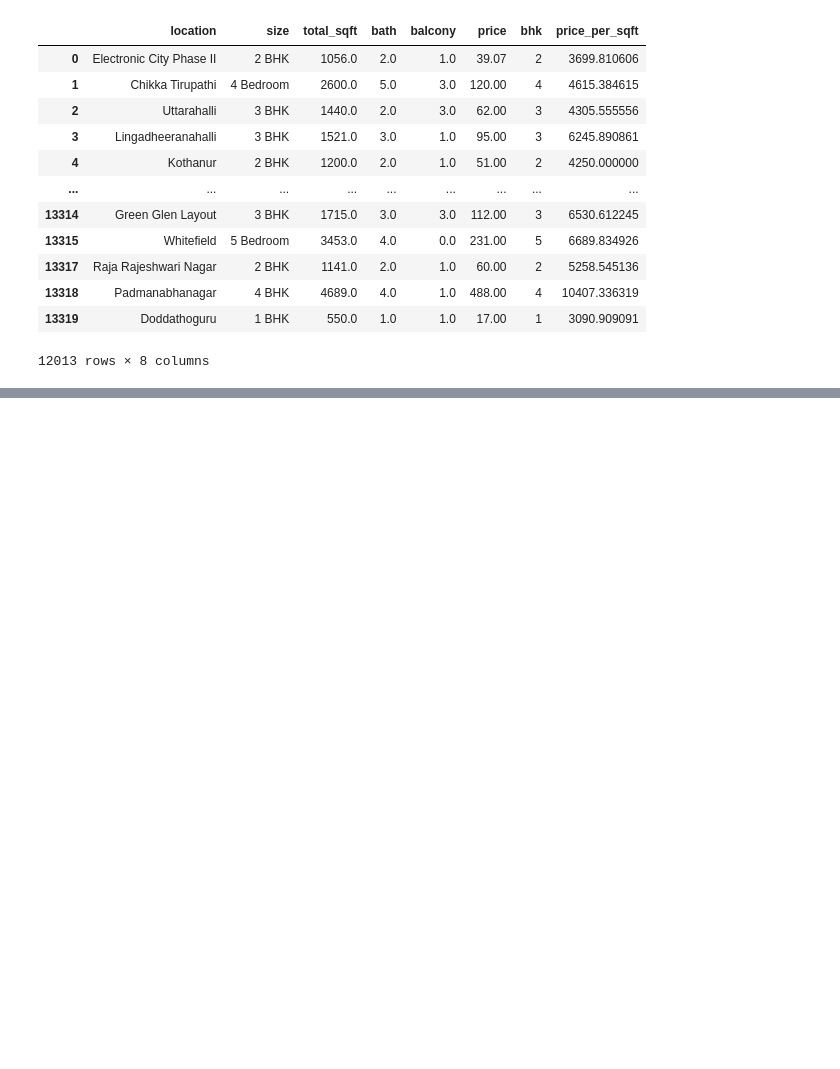
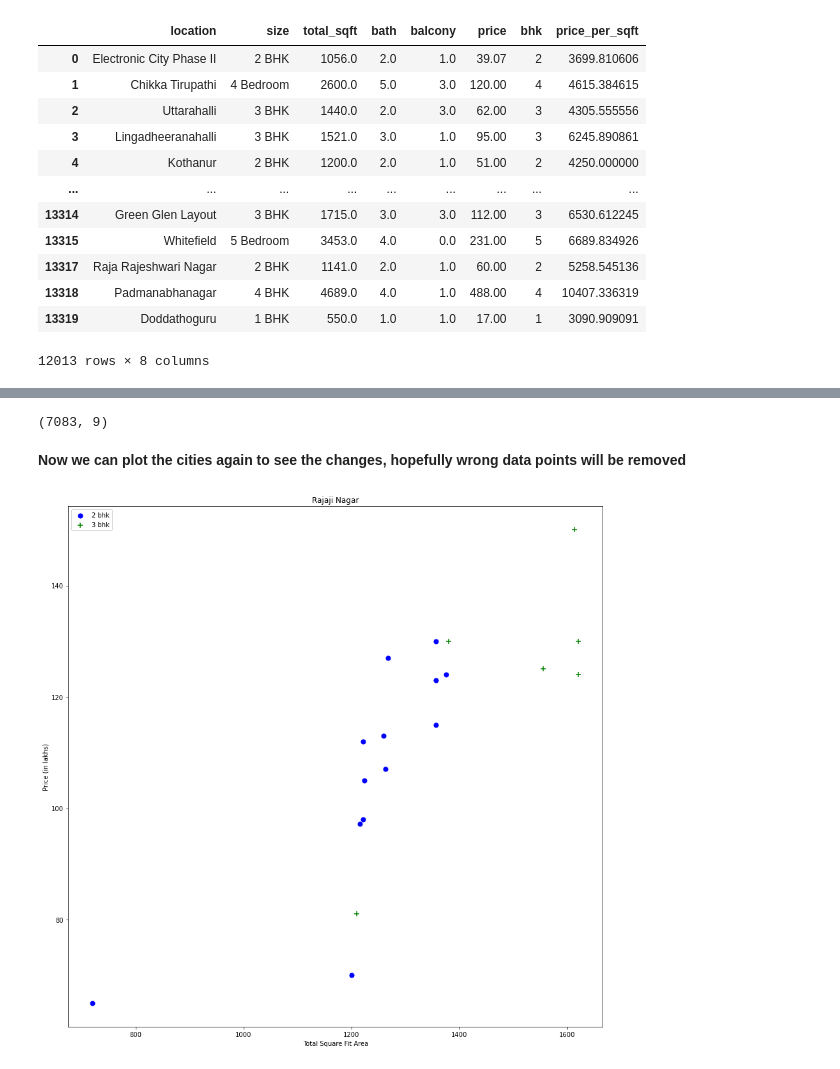
Before and after one commit to ronit1996/machineLearning, a Jupyter notebook: Multi Variate Linear Regression.ipynb, the cells around one changed output, grey strips where cells are left out. Saved outputs shown, nothing was run; the diff lists cells and outputs as text; code cells hidden in the pictures; blank space fills up the shorter version.

```diff
--- a/Multi Variate Linear Regression.ipynb
+++ b/Multi Variate Linear Regression.ipynb
@@ -274,0 +373,36 @@ df8
+# %%
+loc_group = df10.groupby("location")
+rm = np.array([])
+for city, city_df in loc_group:
+    bhk_group = city_df.groupby("bhk")
+    bhk_stats = {}
+
+    # here we are creating a separate dictionary that contains the mean value of every bhk per city
+    for bhk, bhk_df in bhk_group:
+        bhk_stats[bhk] = {
+            "mean" : bhk_df["price_per_sqft"].mean(),
+            "count" : bhk_df["price_per_sqft"].count(),
+            "bhk" : bhk,
+            "city" : bhk_df["location"]
+        }
+
+    # now we will compare each price_per_sqft for each bhk of each city with the mean value of the previous bhk,
+    # for example we compare each price_per_sqft value of 2bhk with mean value of 1bhk and if it's low then we
+    # add all to the numpy array which we use to drop those values
+    for bhk, bhk_df in bhk_group:
+        if bhk > 1 and bhk_stats[bhk]["count"] > 10:
+            try:
+                prev_bhk_stats = bhk_stats.get(bhk-1)
+                rm = np.append(rm, bhk_df[bhk_df.price_per_sqft<(prev_bhk_stats['mean'])].index)
+            except:
+                pass
+df11 = df10.drop(rm, axis="index")
+df11.shape
+# %% [output]
+(7083, 9)
+# %% [markdown]
+<b> Now we can plot the cities again to see the changes, hopefully wrong data points will be removed </b>
+# %%
+plot("Rajaji Nagar", df11, [2,3])
+# %% [output]
+[figure, added]
```
Also changed, not shown: parts of 48 cells of this notebook.
